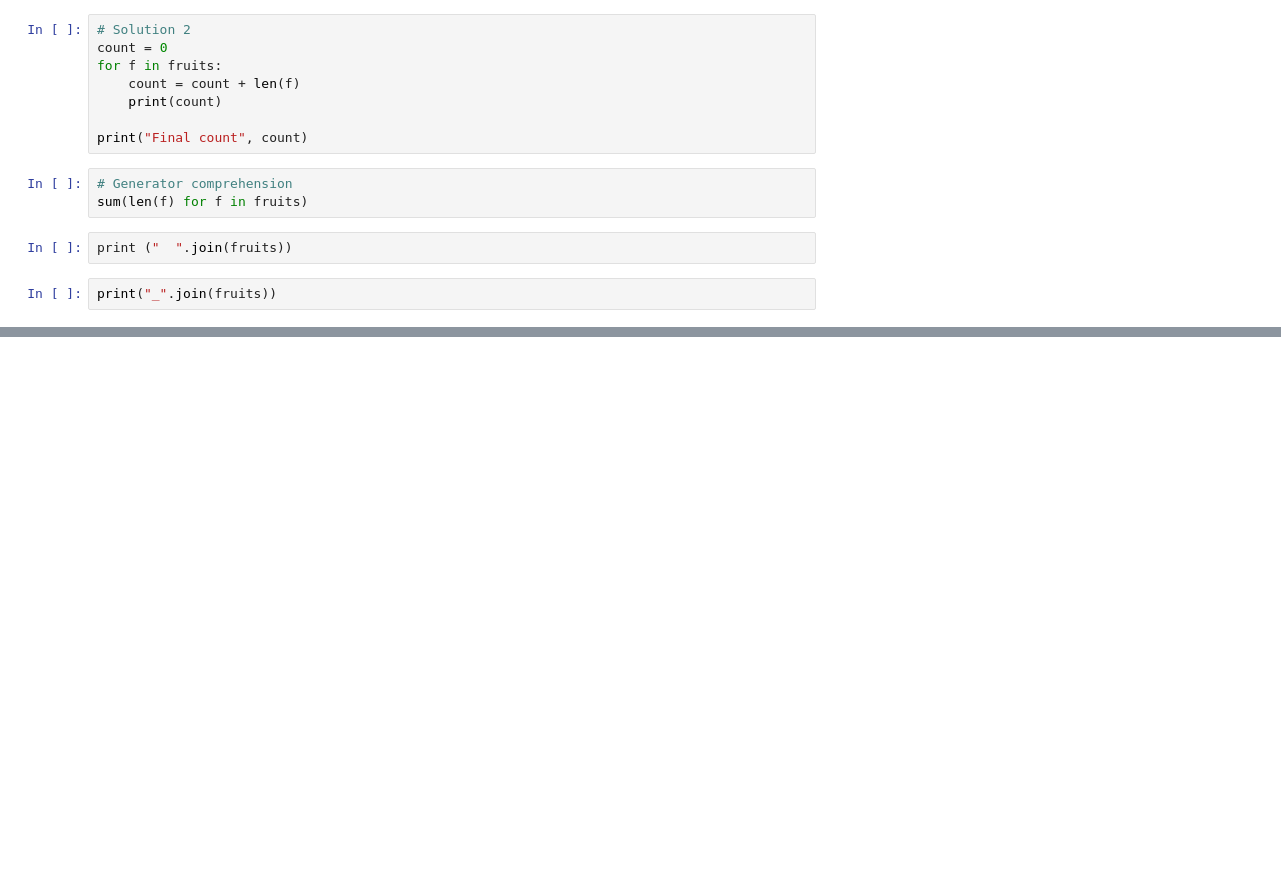
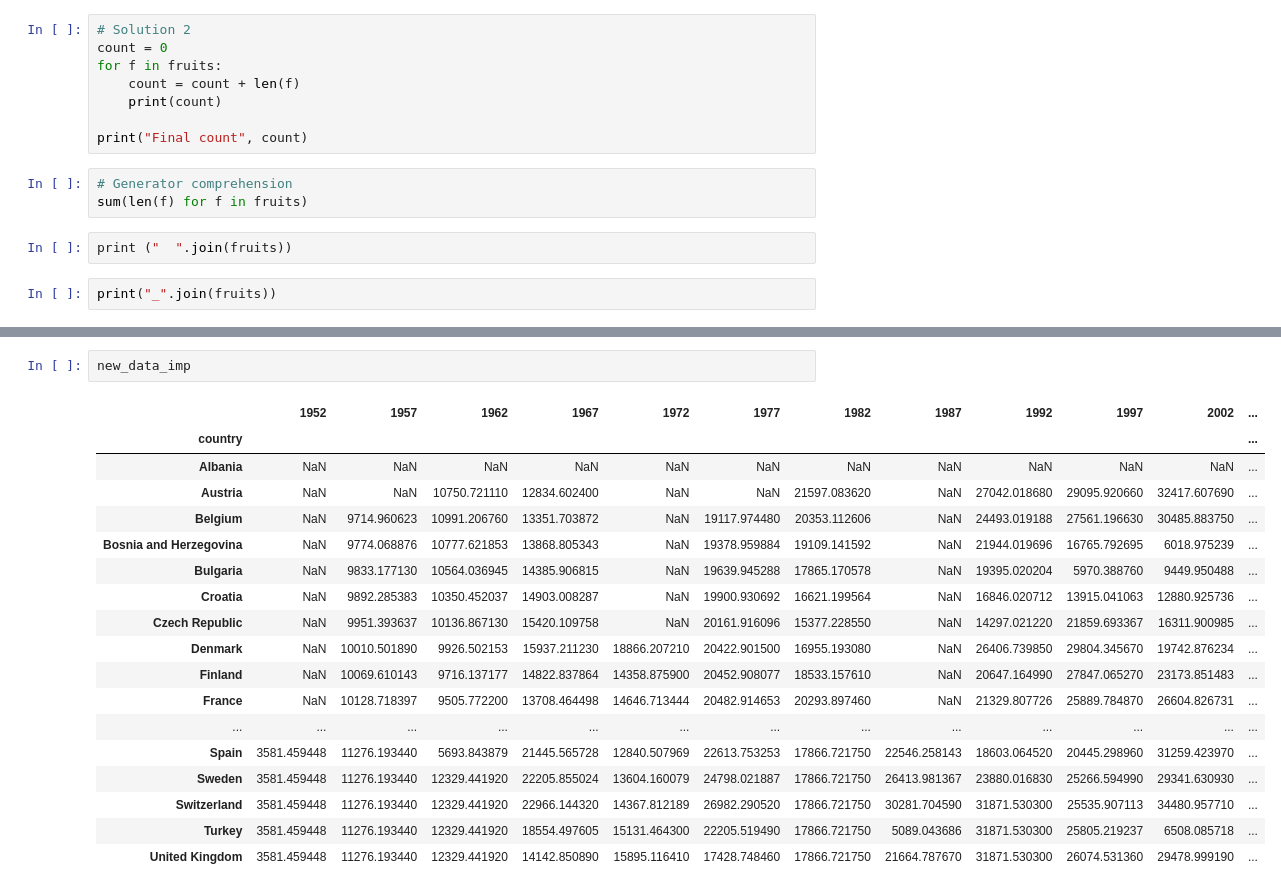
Before and after one commit to mhernandezgarcia2/data, a Jupyter notebook: summerbridge.ipynb, the cells around one changed output, grey strips where cells are left out. Drawn from its saved outputs; the diff is of its cells as text; blank space fills up the shorter version.

```diff
--- a/summerbridge.ipynb
+++ b/summerbridge.ipynb
@@ -233,0 +936,21 @@ print("_".join(fruits))
+# %%
+new_data_imp
+# %% [output]
+|  | 1952 | 1957 | 1962 | 1967 | 1972 | 1977 | 1982 | 1987 | 1992 | 1997 | 2002 | ... |
+| country |  |  |  |  |  |  |  |  |  |  |  | ... |
+| Albania | NaN | NaN | NaN | NaN | NaN | NaN | NaN | NaN | NaN | NaN | NaN | ... |
+| Austria | NaN | NaN | 10750.721110 | 12834.602400 | NaN | NaN | 21597.083620 | NaN | 27042.018680 | 29095.920660 | 32417.607690 | ... |
+| Belgium | NaN | 9714.960623 | 10991.206760 | 13351.703872 | NaN | 19117.974480 | 20353.112606 | NaN | 24493.019188 | 27561.196630 | 30485.883750 | ... |
+| Bosnia and Herzegovina | NaN | 9774.068876 | 10777.621853 | 13868.805343 | NaN | 19378.959884 | 19109.141592 | NaN | 21944.019696 | 16765.792695 | 6018.975239 | ... |
+| Bulgaria | NaN | 9833.177130 | 10564.036945 | 14385.906815 | NaN | 19639.945288 | 17865.170578 | NaN | 19395.020204 | 5970.388760 | 9449.950488 | ... |
+| Croatia | NaN | 9892.285383 | 10350.452037 | 14903.008287 | NaN | 19900.930692 | 16621.199564 | NaN | 16846.020712 | 13915.041063 | 12880.925736 | ... |
+| Czech Republic | NaN | 9951.393637 | 10136.867130 | 15420.109758 | NaN | 20161.916096 | 15377.228550 | NaN | 14297.021220 | 21859.693367 | 16311.900985 | ... |
+| Denmark | NaN | 10010.501890 | 9926.502153 | 15937.211230 | 18866.207210 | 20422.901500 | 16955.193080 | NaN | 26406.739850 | 29804.345670 | 19742.876234 | ... |
+| Finland | NaN | 10069.610143 | 9716.137177 | 14822.837864 | 14358.875900 | 20452.908077 | 18533.157610 | NaN | 20647.164990 | 27847.065270 | 23173.851483 | ... |
+| France | NaN | 10128.718397 | 9505.772200 | 13708.464498 | 14646.713444 | 20482.914653 | 20293.897460 | NaN | 21329.807726 | 25889.784870 | 26604.826731 | ... |
+| ... | ... | ... | ... | ... | ... | ... | ... | ... | ... | ... | ... | ... |
+| Spain | 3581.459448 | 11276.193440 | 5693.843879 | 21445.565728 | 12840.507969 | 22613.753253 | 17866.721750 | 22546.258143 | 18603.064520 | 20445.298960 | 31259.423970 | ... |
+| Sweden | 3581.459448 | 11276.193440 | 12329.441920 | 22205.855024 | 13604.160079 | 24798.021887 | 17866.721750 | 26413.981367 | 23880.016830 | 25266.594990 | 29341.630930 | ... |
+| Switzerland | 3581.459448 | 11276.193440 | 12329.441920 | 22966.144320 | 14367.812189 | 26982.290520 | 17866.721750 | 30281.704590 | 31871.530300 | 25535.907113 | 34480.957710 | ... |
+| Turkey | 3581.459448 | 11276.193440 | 12329.441920 | 18554.497605 | 15131.464300 | 22205.519490 | 17866.721750 | 5089.043686 | 31871.530300 | 25805.219237 | 6508.085718 | ... |
+| United Kingdom | 3581.459448 | 11276.193440 | 12329.441920 | 14142.850890 | 15895.116410 | 17428.748460 | 17866.721750 | 21664.787670 | 31871.530300 | 26074.531360 | 29478.999190 | ... |
```
Also changed, not shown: parts of 149 cells of this notebook.
